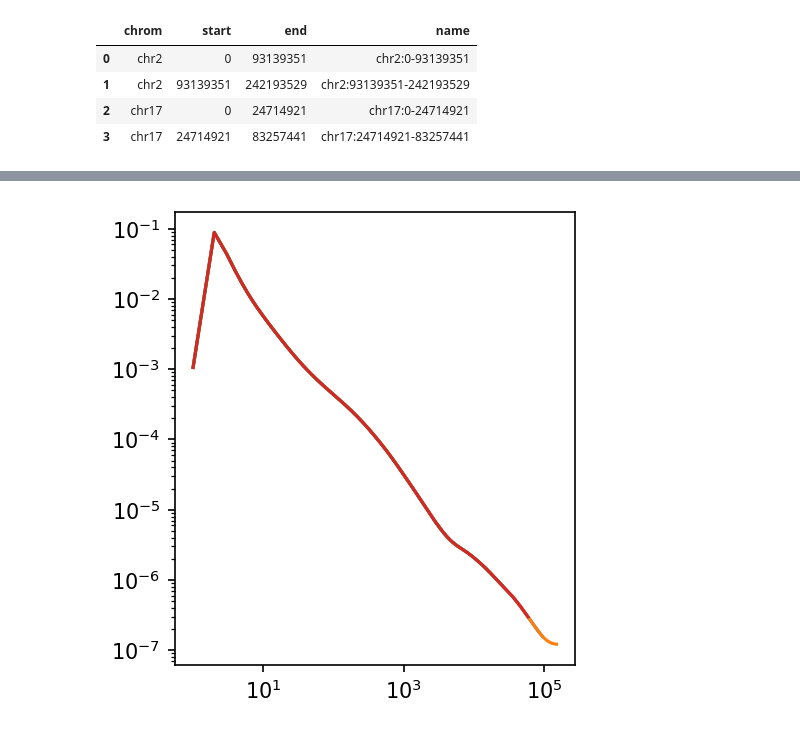
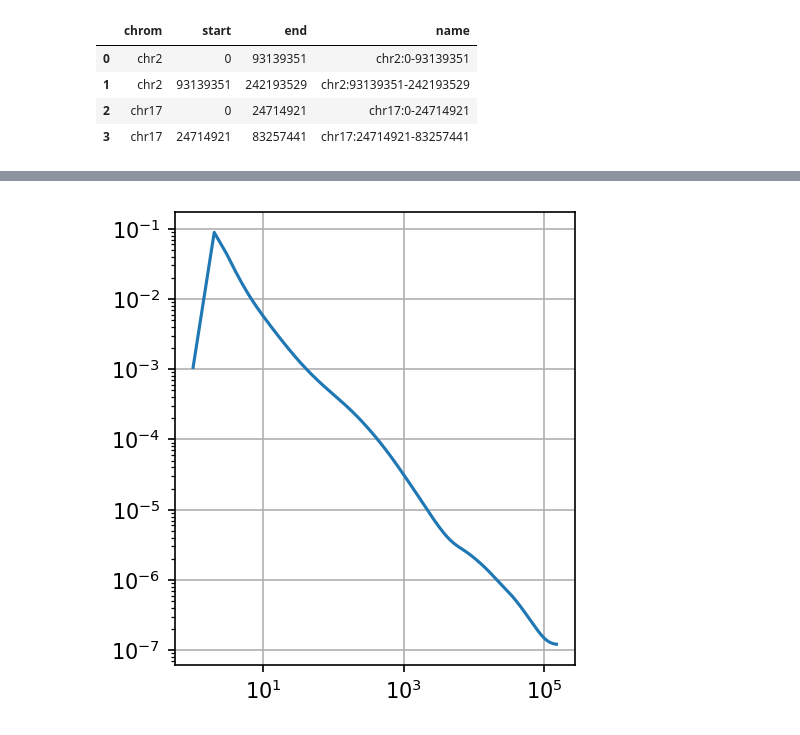
Before and after one commit to open2c/cooltools, a Jupyter notebook: cooltools/sandbox/expected_smoothing_example.ipynb, the cells around one changed output, grey strips where cells are left out. Saved outputs shown, nothing was run; the diff lists cells and outputs as text; code cells hidden in the pictures.

```diff
--- a/cooltools/sandbox/expected_smoothing_example.ipynb
+++ b/cooltools/sandbox/expected_smoothing_example.ipynb
@@ -91,21 +88,0 @@ cvd_smoothed_gw = cooltools.sandbox.expected_smoothing.agg_smooth_cvd(cvd, group
-# %%
-plt.rcParams['figure.dpi'] = 150
-
-# for reg in cvd.region1.unique():
-#     cvd_loc = cvd[cvd.region1 == reg]
-#     plt.loglog(
-#         cvd_loc['diag'],
-#         cvd_loc['balanced.sum'] / cvd_loc['n_valid']
-#     )
-
-for reg in cvd_smoothed_gw.region1.unique():
-    cvd_loc = cvd_smoothed_gw[cvd_smoothed_gw.region1 == reg]
-
-    plt.loglog(
-        cvd_loc['diag'],
-        cvd_loc['balanced.avg.smoothed']
-    )
-ax = plt.gca()
-ax.set(aspect=1.0);
-# %% [output]
-[figure, removed]
@@ -111,0 +92,14 @@ ax.set(aspect=1.0);
+# %%
+plt.rcParams['figure.dpi'] = 150
+
+
+plt.loglog(
+    cvd_smoothed_gw['dist'],
+    cvd_smoothed_gw['balanced.avg.smoothed']
+)
+
+ax = plt.gca()
+ax.set(aspect=1.0);
+ax.grid()
+# %% [output]
+[figure, added]
```
Also changed, not shown: parts of 10 cells of this notebook, 1 other file.
